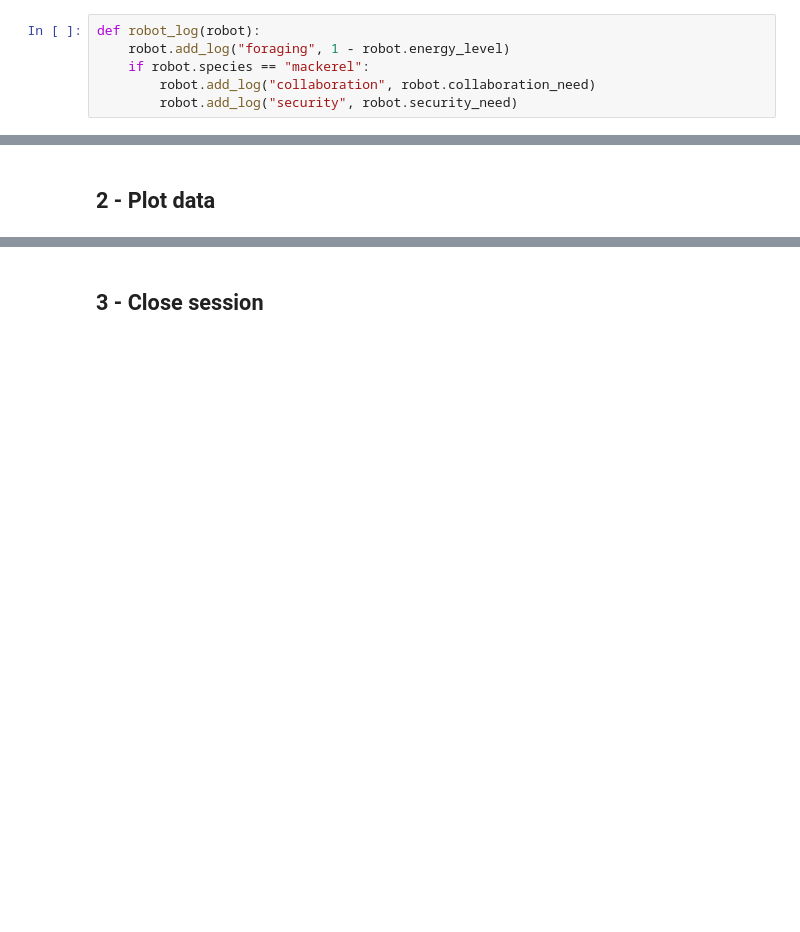
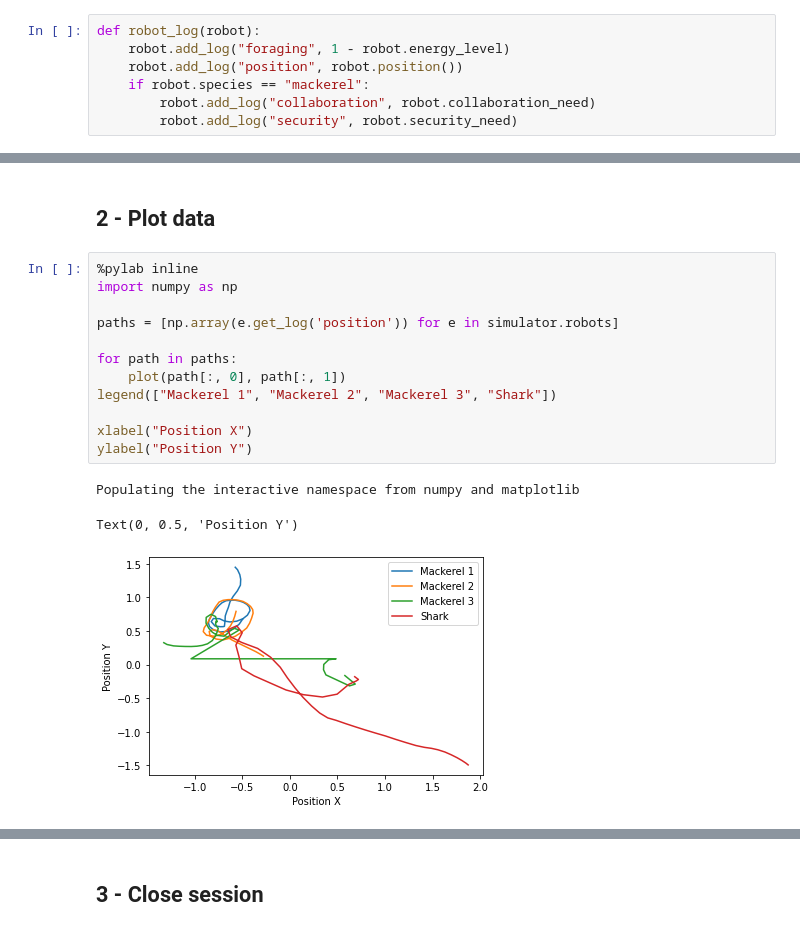
Before and after one commit to tuengominh/flocking-under-predation, a Jupyter notebook: pyvrep_epuck/notebooks/schooling-underwater-v2.ipynb, the cells around one changed output, grey strips where cells are left out. Saved outputs shown, nothing was run; the diff lists cells and outputs as text; blank space fills up the shorter version.

```diff
--- a/pyvrep_epuck/notebooks/schooling-underwater-v2.ipynb
+++ b/pyvrep_epuck/notebooks/schooling-underwater-v2.ipynb
@@ -456,6 +456,7 @@ def prey_hunting(robot):
 # %%
 def robot_log(robot):
     robot.add_log("foraging", 1 - robot.energy_level)
+    robot.add_log("position", robot.position())
     if robot.species == "mackerel":
         robot.add_log("collaboration", robot.collaboration_need)
         robot.add_log("security", robot.security_need)
@@ -539,4 +540,20 @@ Behavior obstacle_avoidance started
 Behavior prey_hunting started
 # %% [markdown]
 ## 2 - Plot data
+# %%
+%pylab inline
+import numpy as np
+
+paths = [np.array(e.get_log('position')) for e in simulator.robots]
+
+for path in paths:
+    plot(path[:, 0], path[:, 1])
+legend(["Mackerel 1", "Mackerel 2", "Mackerel 3", "Shark"])
+
+xlabel("Position X")
+ylabel("Position Y")
+# %% [output]
+Populating the interactive namespace from numpy and matplotlib
+Text(0, 0.5, 'Position Y')
+[figure, added]
 # %%
```
Also changed, not shown: parts of 4 cells of this notebook, 1 other file.
